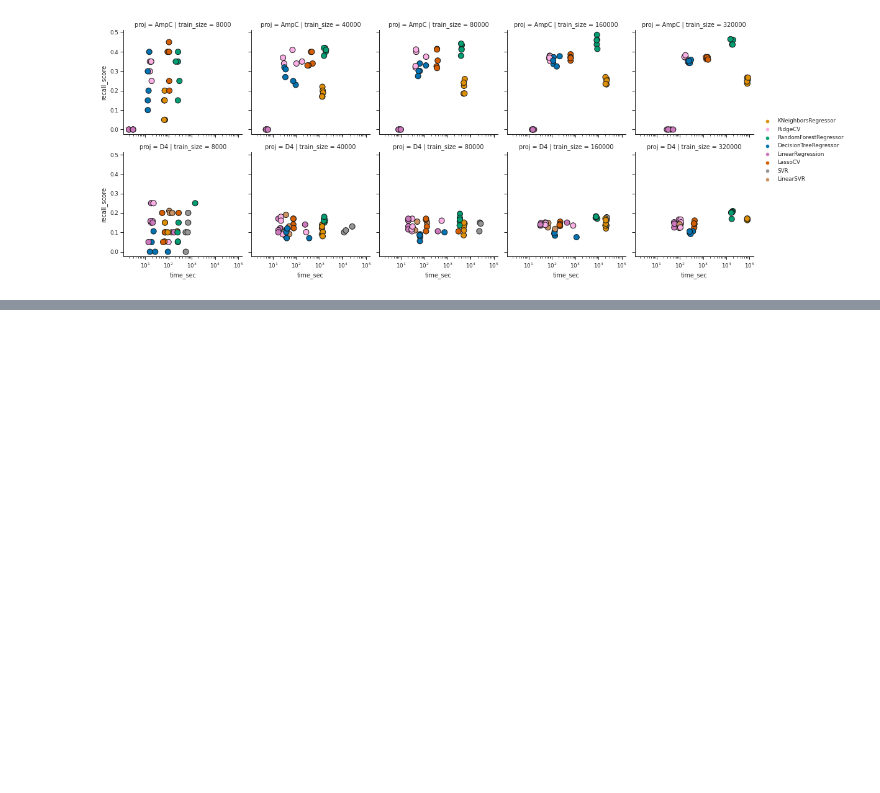
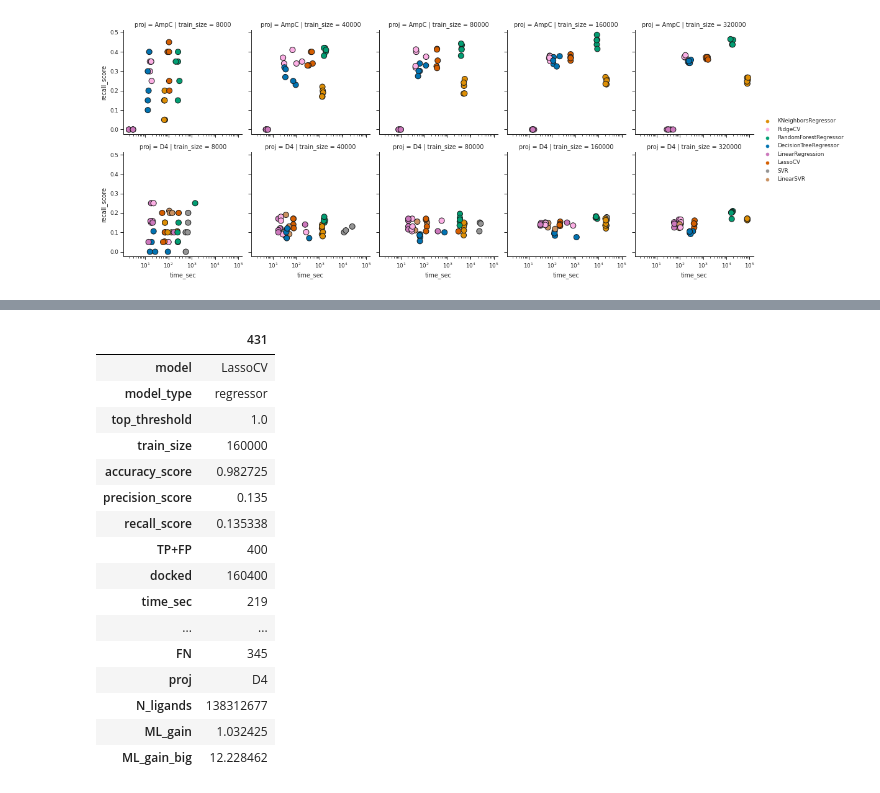
Before and after one commit to marinegor/Linear-accelerated-docking, a Jupyter notebook: notebooks/Figure_2_performance.ipynb, the cells around one changed output, grey strips where cells are left out. Saved outputs shown, nothing was run; the diff lists cells and outputs as text; code cells hidden in the pictures; blank space fills up the shorter version.

```diff
--- a/notebooks/Figure_2_performance.ipynb
+++ b/notebooks/Figure_2_performance.ipynb
@@ -93,6 +79,34 @@ def add_ratio(df: pd.DataFrame) -> pd.DataFrame:
 
     df['ML_gain'] = ligands_gained_with_ML / ligands_gained_with_docking
     return df
+
+
+def add_gain_with_extrapolation(df: pd.DataFrame) -> pd.DataFrame:
+    # D4 from "Ultra-large for discovering chemotypes"
+    # around 1s per ligand
+    sec_per_ligand = 43_563*60*60 / 138_000_000
+
+    top_percentage = df.top_threshold / 100.
+
+    # here we extrapolate recall to the rest of the dataset
+    # among all ligands not yet docked, we predict top_percentage as hits,
+    # and then recall_score of them are true ligands
+    ligands_gained_only_with_ML = (df.N_ligands - df.docked)*top_percentage*df.recall_score
+    ligands_gained_with_ML = ligands_gained_only_with_ML + df.docked*top_percentage
+
+    time_spent_for_ML = (0
+        + df.docked*sec_per_ligand  # docking of train set
+        + df.time_sec  # train-predict loop
+        + (df.N_ligands-df.docked)*top_percentage*sec_per_ligand  # docking of predicted top_threshold of ligands
+                        )
+
+    ligands_docked_if_we_did_docking = (time_spent_for_ML / sec_per_ligand)
+    ligands_docked_if_we_did_docking = pd.concat([ligands_docked_if_we_did_docking, df.N_ligands], axis=1).min(axis=1)
+
+    ligands_gained_with_docking = ligands_docked_if_we_did_docking*top_percentage
+
+    df['ML_gain_big'] = ligands_gained_with_ML / ligands_gained_with_docking
+    return df
 # %%
 df = (
     raw_data
@@ -186,0 +233,20 @@ plt.show()
+# %%
+df.sample().T
+# %% [output]
+|  | 431 |
+| model | LassoCV |
+| model_type | regressor |
+| top_threshold | 1.0 |
+| train_size | 160000 |
+| accuracy_score | 0.982725 |
+| precision_score | 0.135 |
+| recall_score | 0.135338 |
+| TP+FP | 400 |
+| docked | 160400 |
+| time_sec | 219 |
+| ... | ... |
+| FN | 345 |
+| proj | D4 |
+| N_ligands | 138312677 |
+| ML_gain | 1.032425 |
+| ML_gain_big | 12.228462 |
```
Also changed, not shown: parts of 17 cells of this notebook, 1 other file.
